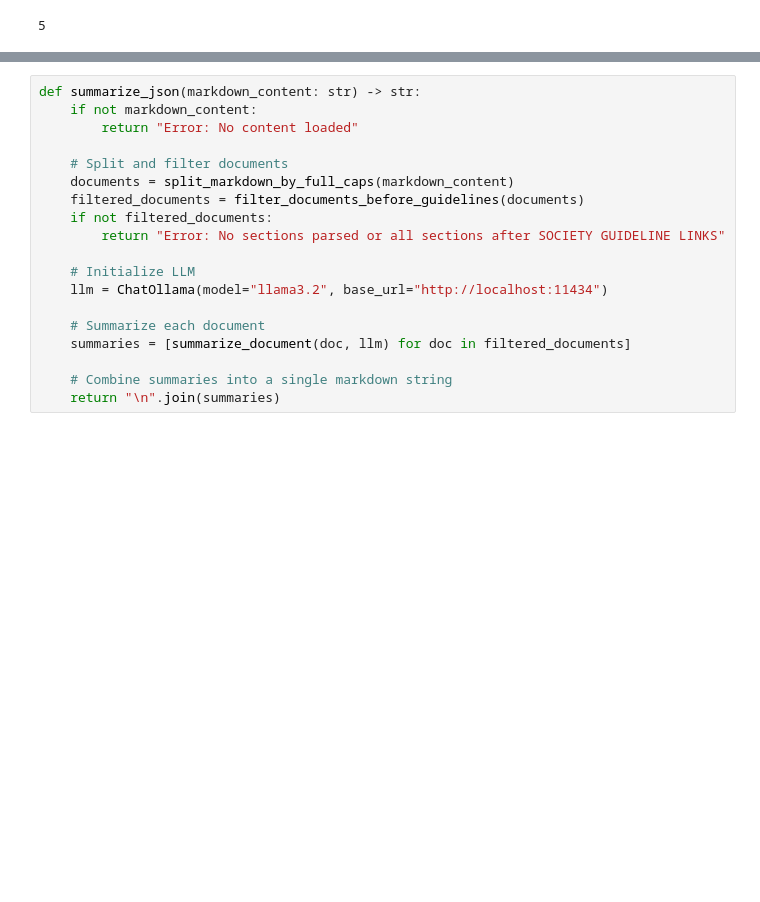
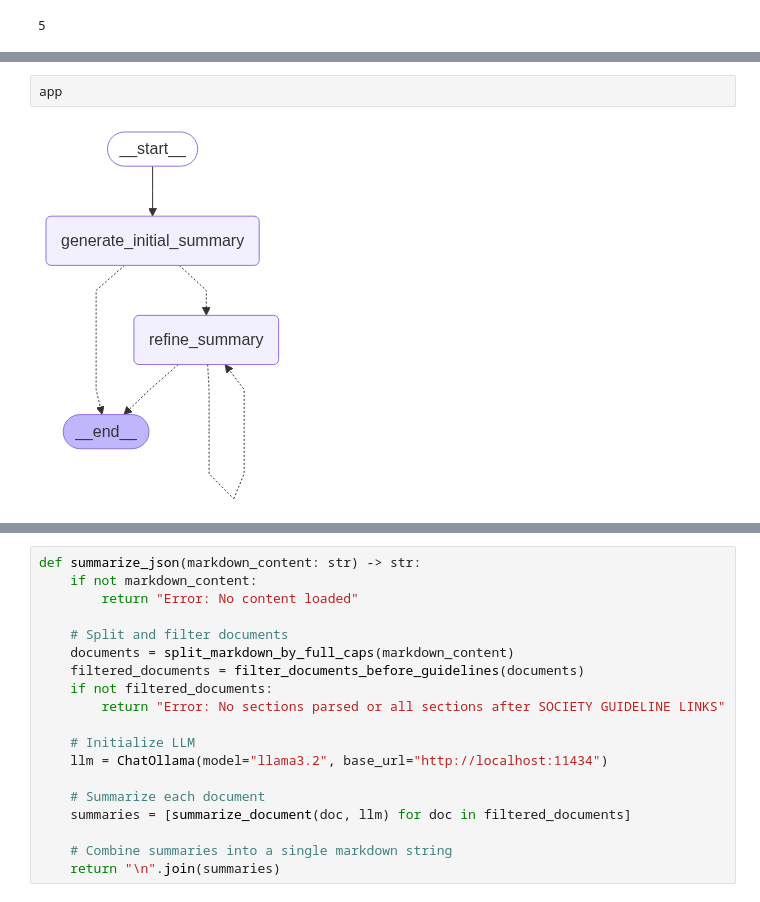
Before and after one commit to Jethro1107/UpToDateAutomateSummary, a Jupyter notebook: summarisation.ipynb, the cells around one changed output, grey strips where cells are left out. Saved outputs shown, nothing was run; the diff lists cells and outputs as text; blank space fills up the shorter version.

```diff
--- a/summarisation.ipynb
+++ b/summarisation.ipynb
@@ -188,0 +238,4 @@ Update the markdown summary for the {heading} section in the UpToDate article "{
+# %%
+app
+# %% [output]
+[figure, added]
```
Also changed, not shown: parts of 8 cells of this notebook.
